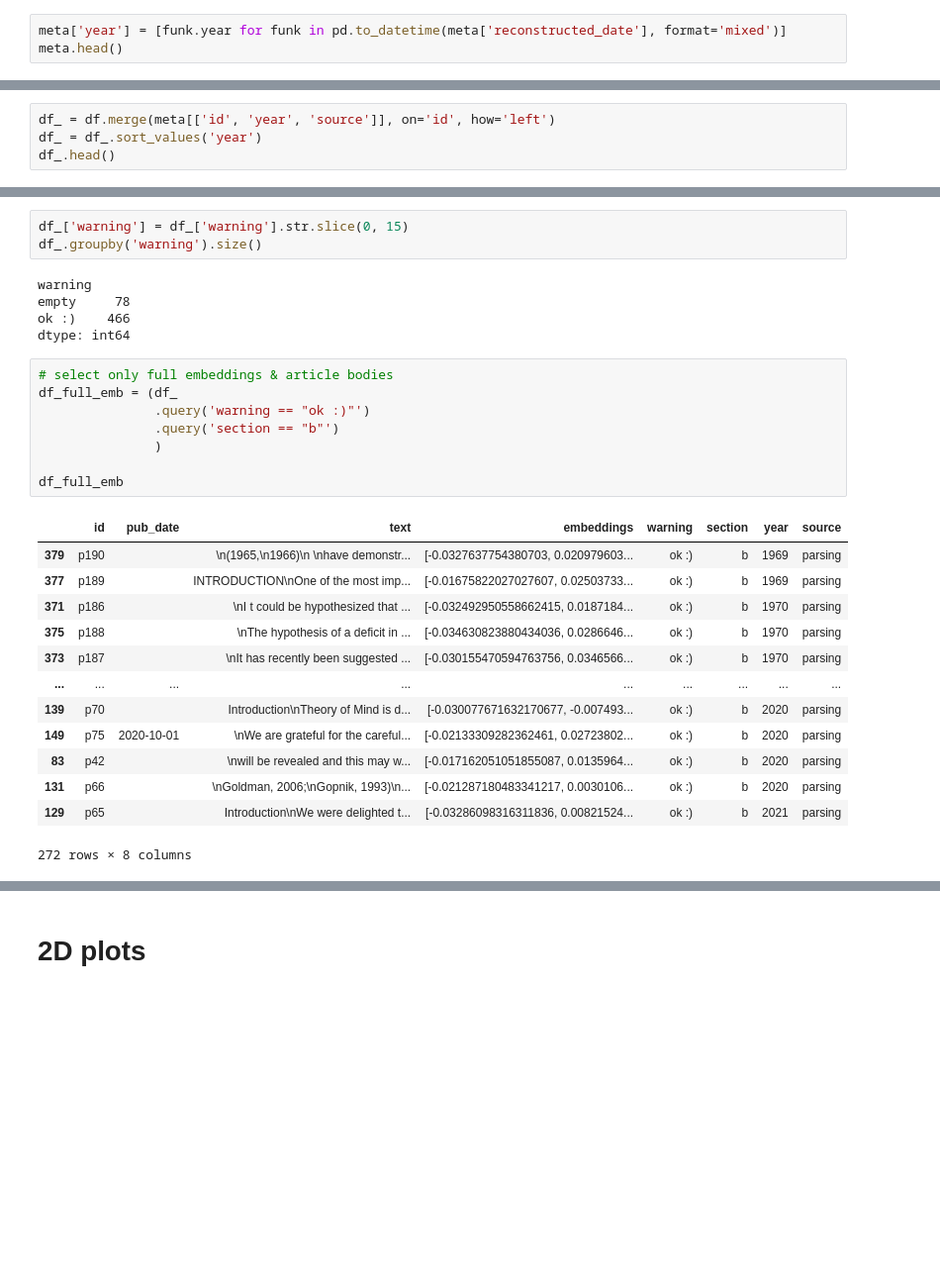
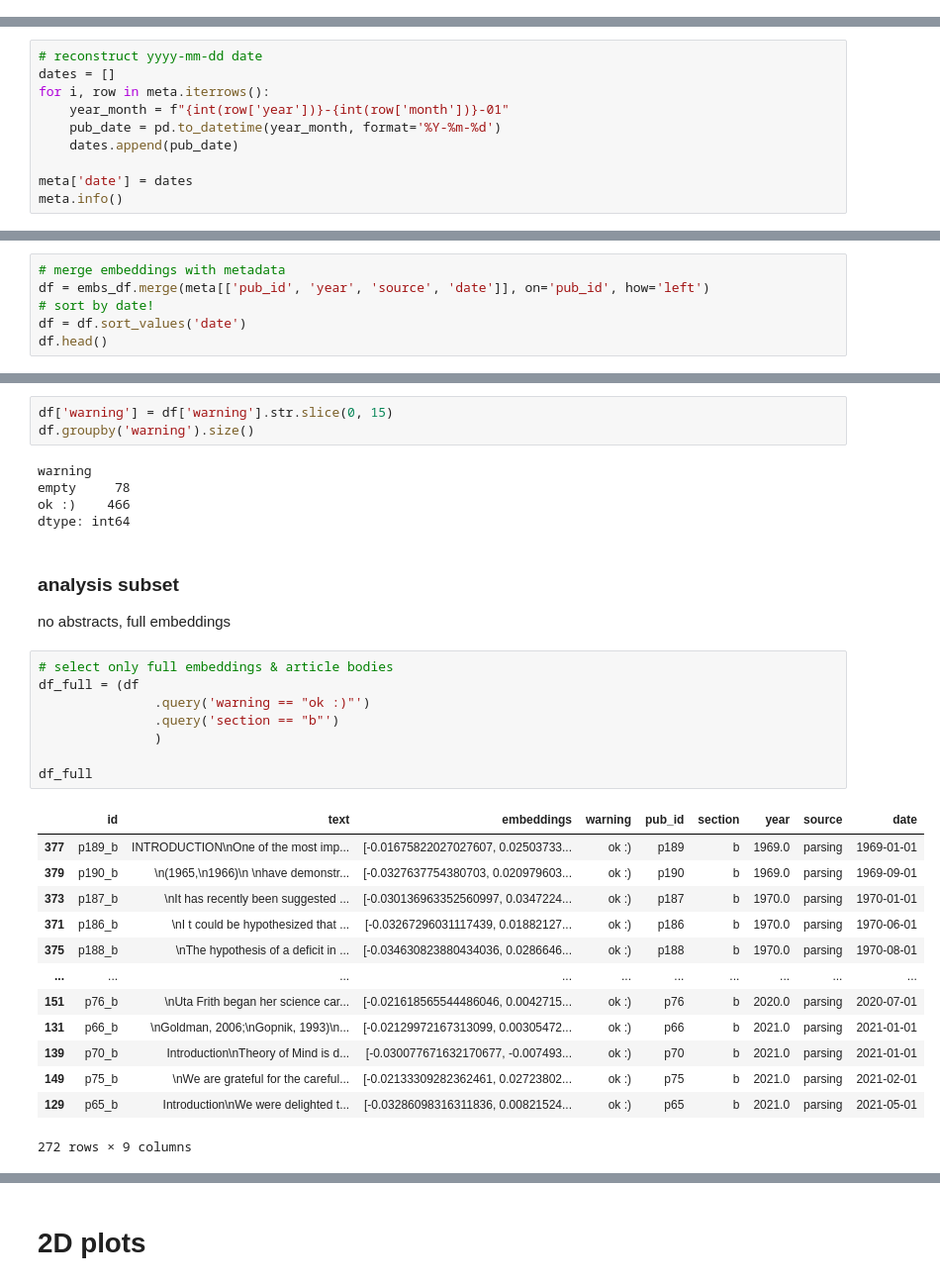
Before and after one commit to centre-for-humanities-computing/friths, a Jupyter notebook: notebooks/experiment_infodynamics.ipynb, the cells around one changed output, grey strips where cells are left out. Shown at 99% size. Saved outputs shown, nothing was run; the diff lists cells and outputs as text; blank space fills up the shorter version.

```diff
--- a/notebooks/experiment_infodynamics.ipynb
+++ b/notebooks/experiment_infodynamics.ipynb
@@ -53,3 +55,0 @@ df.head()
-# %%
-meta['year'] = [funk.year for funk in pd.to_datetime(meta['reconstructed_date'], format='mixed')]
-meta.head()
@@ -62,0 +56,10 @@ meta.head()
+# %%
+# reconstruct yyyy-mm-dd date
+dates = []
+for i, row in meta.iterrows():
+    year_month = f"{int(row['year'])}-{int(row['month'])}-01"
+    pub_date = pd.to_datetime(year_month, format='%Y-%m-%d')
+    dates.append(pub_date)
+
+meta['date'] = dates
+meta.info()
@@ -63,5 +81,7 @@ meta.head()
 # %%
-df_ = df.merge(meta[['id', 'year', 'source']], on='id', how='left')
-df_ = df_.sort_values('year')
-df_.head()
+# merge embeddings with metadata
+df = embs_df.merge(meta[['pub_id', 'year', 'source', 'date']], on='pub_id', how='left')
+# sort by date!
+df = df.sort_values('date')
+df.head()
 # %% [output]
@@ -78,34 +100,37 @@ section
 a    78
 dtype: int64
 # %%
-df_['warning'] = df_['warning'].str.slice(0, 15)
-df_.groupby('warning').size()
+df['warning'] = df['warning'].str.slice(0, 15)
+df.groupby('warning').size()
 # %% [output]
 warning
 empty     78
 ok :)    466
 dtype: int64
+# %% [markdown]
+### analysis subset
+no abstracts, full embeddings
 # %%
 # select only full embeddings & article bodies
-df_full_emb = (df_
+df_full = (df
                .query('warning == "ok :)"')
                .query('section == "b"')
                )
 
-df_full_emb
+df_full
 # %% [output]
-|  | id | pub_date | text | embeddings | warning | section | year | source |
-| 379 | p190 |  | \n(1965,\n1966)\n \nhave demonstr... | [-0.0327637754380703, 0.020979603... | ok :) | b | 1969 | parsing |
-| 377 | p189 |  | INTRODUCTION\nOne of the most imp... | [-0.01675822027027607, 0.02503733... | ok :) | b | 1969 | parsing |
-| 371 | p186 |  | \nI t could be hypothesized that ... | [-0.032492950558662415, 0.0187184... | ok :) | b | 1970 | parsing |
-| 375 | p188 |  | \nThe hypothesis of a deficit in ... | [-0.034630823880434036, 0.0286646... | ok :) | b | 1970 | parsing |
-| 373 | p187 |  | \nIt has recently been suggested ... | [-0.030155470594763756, 0.0346566... | ok :) | b | 1970 | parsing |
-| ... | ... | ... | ... | ... | ... | ... | ... | ... |
-| 139 | p70 |  | Introduction\nTheory of Mind is d... | [-0.030077671632170677, -0.007493... | ok :) | b | 2020 | parsing |
-| 149 | p75 | 2020-10-01 | \nWe are grateful for the careful... | [-0.02133309282362461, 0.02723802... | ok :) | b | 2020 | parsing |
-| 83 | p42 |  | \nwill be revealed and this may w... | [-0.017162051051855087, 0.0135964... | ok :) | b | 2020 | parsing |
-| 131 | p66 |  | \nGoldman, 2006;\nGopnik, 1993)\n... | [-0.021287180483341217, 0.0030106... | ok :) | b | 2020 | parsing |
-| 129 | p65 |  | Introduction\nWe were delighted t... | [-0.03286098316311836, 0.00821524... | ok :) | b | 2021 | parsing |
+|  | id | text | embeddings | warning | pub_id | section | year | source | date |
+| 377 | p189_b | INTRODUCTION\nOne of the most imp... | [-0.01675822027027607, 0.02503733... | ok :) | p189 | b | 1969.0 | parsing | 1969-01-01 |
+| 379 | p190_b | \n(1965,\n1966)\n \nhave demonstr... | [-0.0327637754380703, 0.020979603... | ok :) | p190 | b | 1969.0 | parsing | 1969-09-01 |
+| 373 | p187_b | \nIt has recently been suggested ... | [-0.030136963352560997, 0.0347224... | ok :) | p187 | b | 1970.0 | parsing | 1970-01-01 |
+| 371 | p186_b | \nI t could be hypothesized that ... | [-0.03267296031117439, 0.01882127... | ok :) | p186 | b | 1970.0 | parsing | 1970-06-01 |
+| 375 | p188_b | \nThe hypothesis of a deficit in ... | [-0.034630823880434036, 0.0286646... | ok :) | p188 | b | 1970.0 | parsing | 1970-08-01 |
+| ... | ... | ... | ... | ... | ... | ... | ... | ... | ... |
+| 151 | p76_b | \nUta Frith began her science car... | [-0.021618565544486046, 0.0042715... | ok :) | p76 | b | 2020.0 | parsing | 2020-07-01 |
+| 131 | p66_b | \nGoldman, 2006;\nGopnik, 1993)\n... | [-0.02129972167313099, 0.00305472... | ok :) | p66 | b | 2021.0 | parsing | 2021-01-01 |
+| 139 | p70_b | Introduction\nTheory of Mind is d... | [-0.030077671632170677, -0.007493... | ok :) | p70 | b | 2021.0 | parsing | 2021-01-01 |
+| 149 | p75_b | \nWe are grateful for the careful... | [-0.02133309282362461, 0.02723802... | ok :) | p75 | b | 2021.0 | parsing | 2021-02-01 |
+| 129 | p65_b | Introduction\nWe were delighted t... | [-0.03286098316311836, 0.00821524... | ok :) | p65 | b | 2021.0 | parsing | 2021-05-01 |
-272 rows × 8 columns
+272 rows × 9 columns
 # %% [markdown]
 ### source comparison
```
Also changed, not shown: parts of 35 cells of this notebook, 8 other files.
